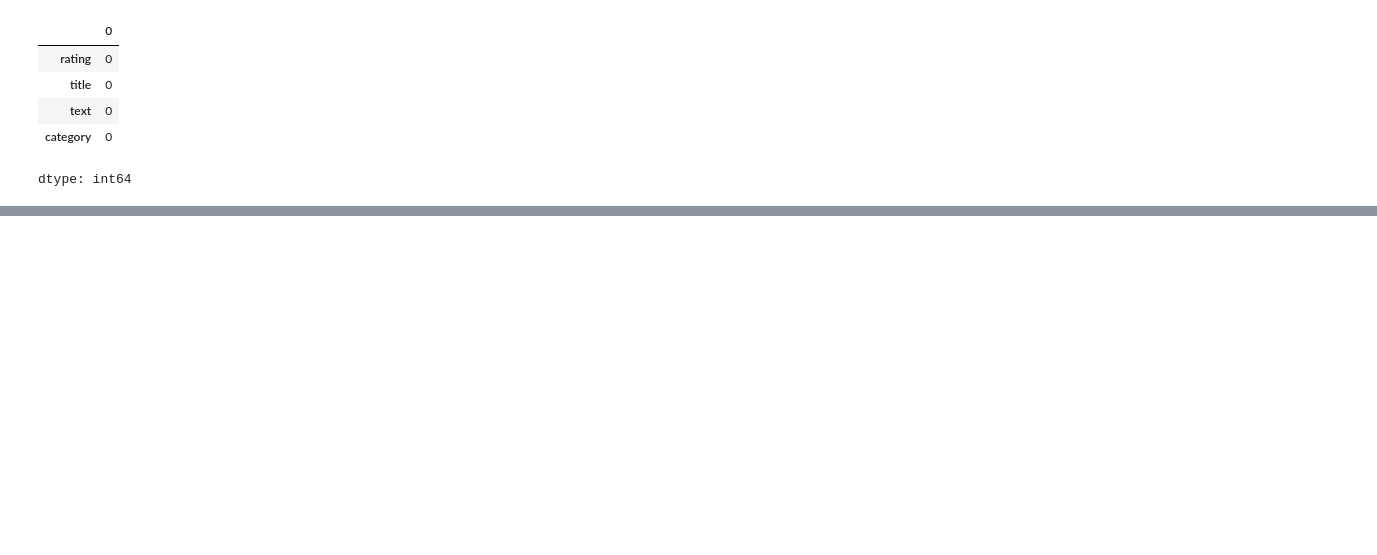
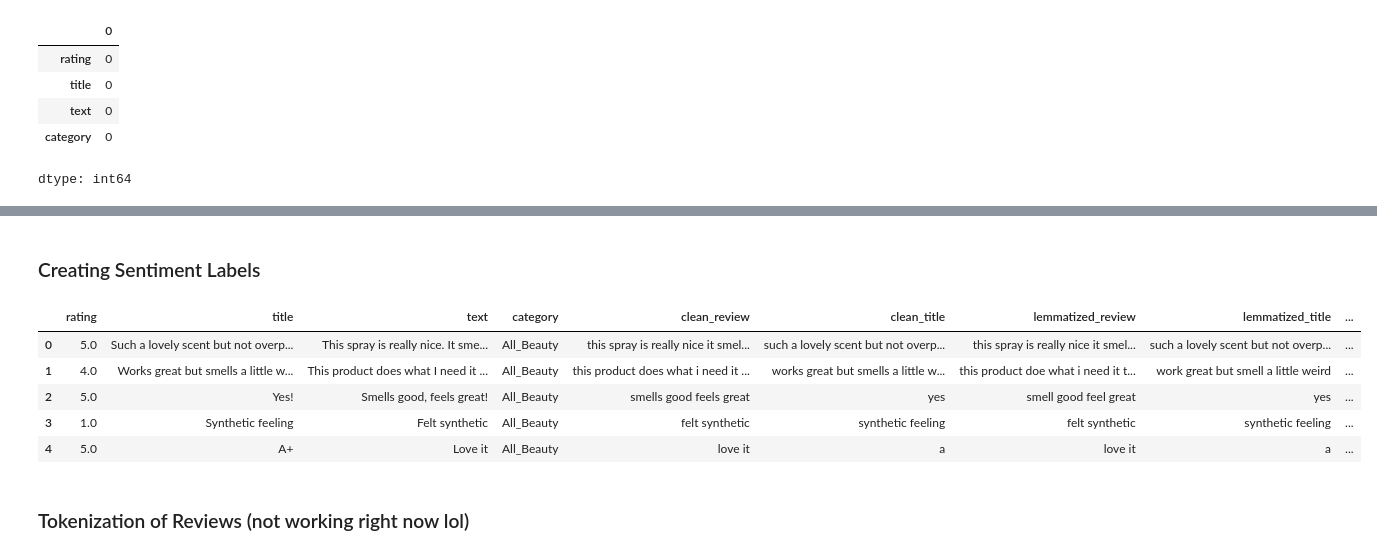
Before and after one commit to BTT-Cadence-Design-Systems-2A/AI-Studio-Project, a Jupyter notebook: Cadence_2A.ipynb, the cells around one changed output, grey strips where cells are left out. Drawn from its saved outputs; the diff is of its cells as text; code cells hidden in the pictures; blank space fills up the shorter version.

```diff
--- a/Cadence_2A.ipynb
+++ b/Cadence_2A.ipynb
@@ -262,0 +312,38 @@ dtype: int64
+# %%
+lemmatizer = WordNetLemmatizer()
+
+def lemmatize_text(text: str) -> str:
+    if not isinstance(text, str):
+        return ""
+    tokens = word_tokenize(text)
+    lemmas = [lemmatizer.lemmatize(token) for token in tokens]
+    return " ".join(lemmas)
+# %%
+reviews_df_milestone1['lemmatized_review'] = reviews_df_milestone1['clean_review'].apply(lemmatize_text)
+reviews_df_milestone1['lemmatized_title'] = reviews_df_milestone1['clean_title'].apply(lemmatize_text)
+# %% [markdown]
+### Creating Sentiment Labels
+# %%
+def create_sentiment_label(rating: int) -> str:
+  if rating >= 4:
+    return 'positive'
+  elif rating <= 2:
+    return 'negative'
+  else:
+    return 'neutral'
+# %%
+reviews_df_milestone1['sentiment_labels'] = (
+    reviews_df_milestone1['rating']
+    .apply(create_sentiment_label)
+)
+# %%
+reviews_df_milestone1.head()
+# %% [output]
+|  | rating | title | text | category | clean_review | clean_title | lemmatized_review | lemmatized_title | ... |
+| 0 | 5.0 | Such a lovely scent but not overp... | This spray is really nice. It sme... | All_Beauty | this spray is really nice it smel... | such a lovely scent but not overp... | this spray is really nice it smel... | such a lovely scent but not overp... | ... |
+| 1 | 4.0 | Works great but smells a little w... | This product does what I need it ... | All_Beauty | this product does what i need it ... | works great but smells a little w... | this product doe what i need it t... | work great but smell a little weird | ... |
+| 2 | 5.0 | Yes! | Smells good, feels great! | All_Beauty | smells good feels great | yes | smell good feel great | yes | ... |
+| 3 | 1.0 | Synthetic feeling | Felt synthetic | All_Beauty | felt synthetic | synthetic feeling | felt synthetic | synthetic feeling | ... |
+| 4 | 5.0 | A+ | Love it | All_Beauty | love it | a | love it | a | ... |
+# %% [markdown]
+### Tokenization of Reviews (not working right now lol)
```
Also changed, not shown: parts of 11 cells of this notebook.
